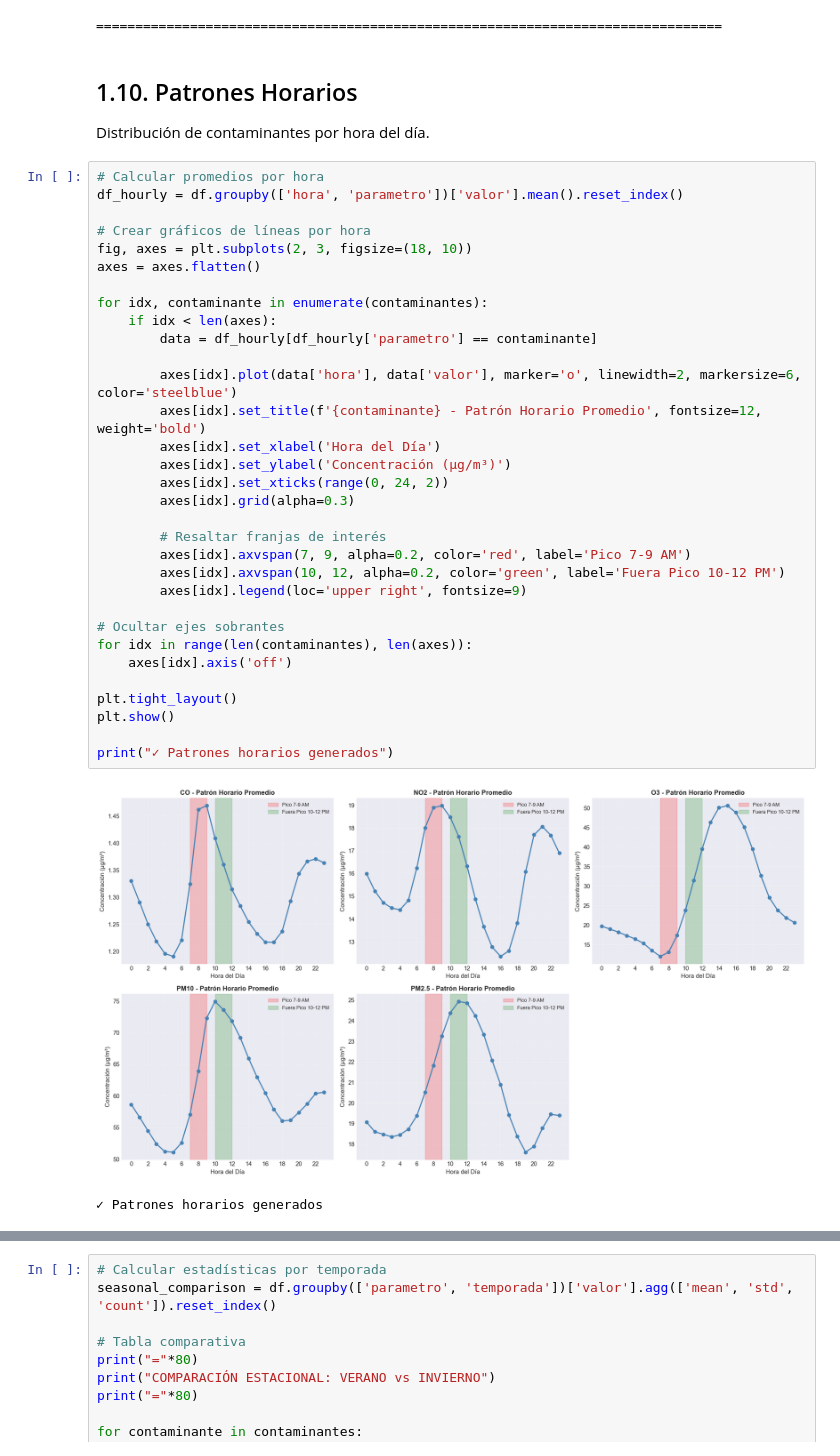
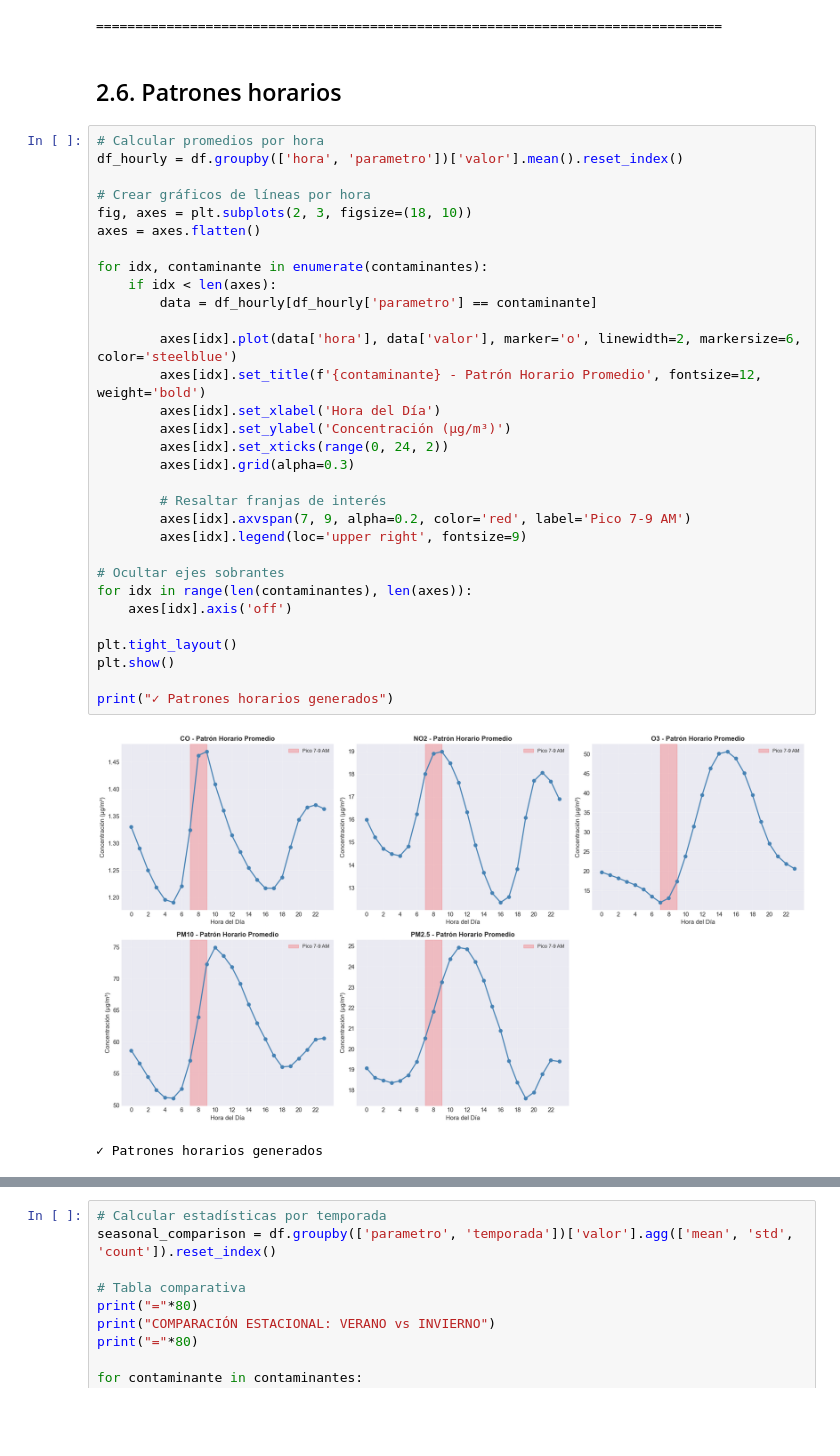
Before and after one commit to anareyes06/Reto-multivariados-equipo-3, a Jupyter notebook: codigos/02b_agregar_datos_imputados.ipynb, the cells around one changed output, grey strips where cells are left out. Cells and saved outputs as stored; diff of their text form; blank space fills up the shorter version.

```diff
--- a/codigos/02b_agregar_datos_imputados.ipynb
+++ b/codigos/02b_agregar_datos_imputados.ipynb
@@ -312,42 +302,39 @@ NO2:
 [figure]
 ================================================================================
 # %% [markdown]
-## 1.10. Patrones Horarios
-
-Distribución de contaminantes por hora del día.
+## 2.6. Patrones horarios
 # %%
 # Calcular promedios por hora
 df_hourly = df.groupby(['hora', 'parametro'])['valor'].mean().reset_index()
 
 # Crear gráficos de líneas por hora
 fig, axes = plt.subplots(2, 3, figsize=(18, 10))
 axes = axes.flatten()
 
 for idx, contaminante in enumerate(contaminantes):
     if idx < len(axes):
         data = df_hourly[df_hourly['parametro'] == contaminante]
 
         axes[idx].plot(data['hora'], data['valor'], marker='o', linewidth=2, markersize=6, color='steelblue')
         axes[idx].set_title(f'{contaminante} - Patrón Horario Promedio', fontsize=12, weight='bold')
         axes[idx].set_xlabel('Hora del Día')
         axes[idx].set_ylabel('Concentración (µg/m³)')
         axes[idx].set_xticks(range(0, 24, 2))
         axes[idx].grid(alpha=0.3)
 
         # Resaltar franjas de interés
         axes[idx].axvspan(7, 9, alpha=0.2, color='red', label='Pico 7-9 AM')
-        axes[idx].axvspan(10, 12, alpha=0.2, color='green', label='Fuera Pico 10-12 PM')
         axes[idx].legend(loc='upper right', fontsize=9)
 
 # Ocultar ejes sobrantes
 for idx in range(len(contaminantes), len(axes)):
     axes[idx].axis('off')
 
 plt.tight_layout()
 plt.show()
 
 print("✓ Patrones horarios generados")
 # %% [output]
-[figure, old version]
+[figure, new version]
 ✓ Patrones horarios generados
 # %% [markdown]
```
Also changed, not shown: parts of 20 cells of this notebook, 5 other files.
